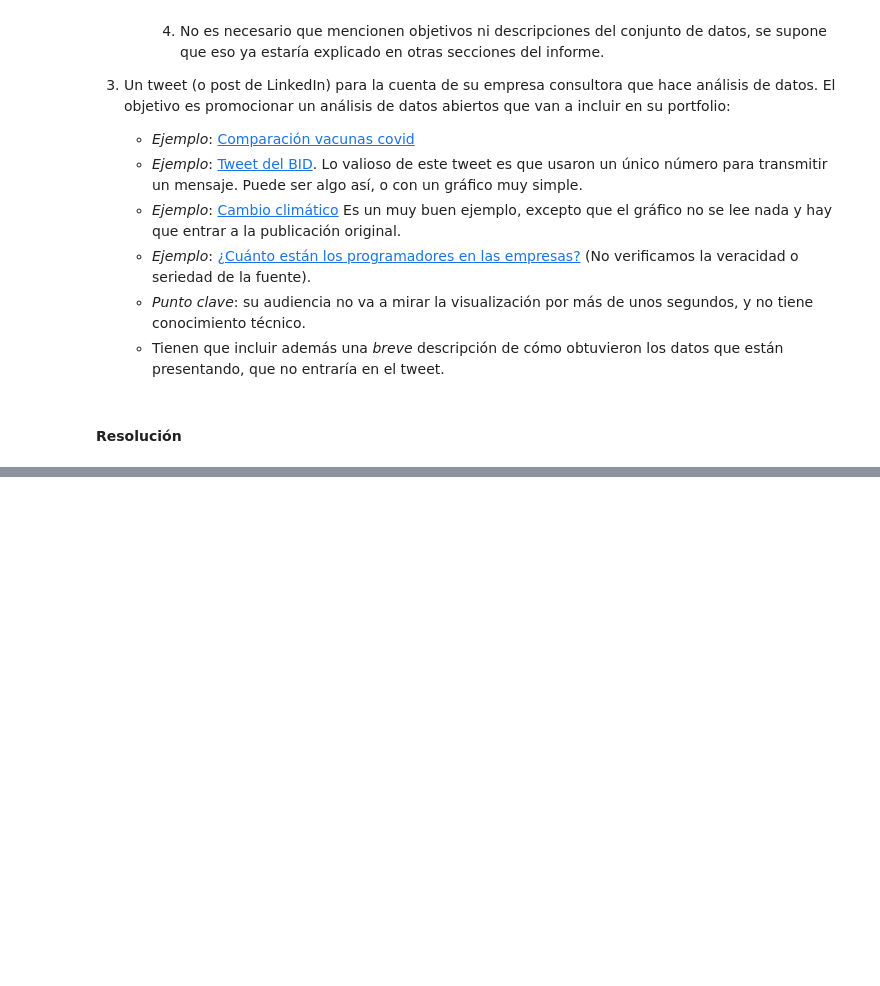
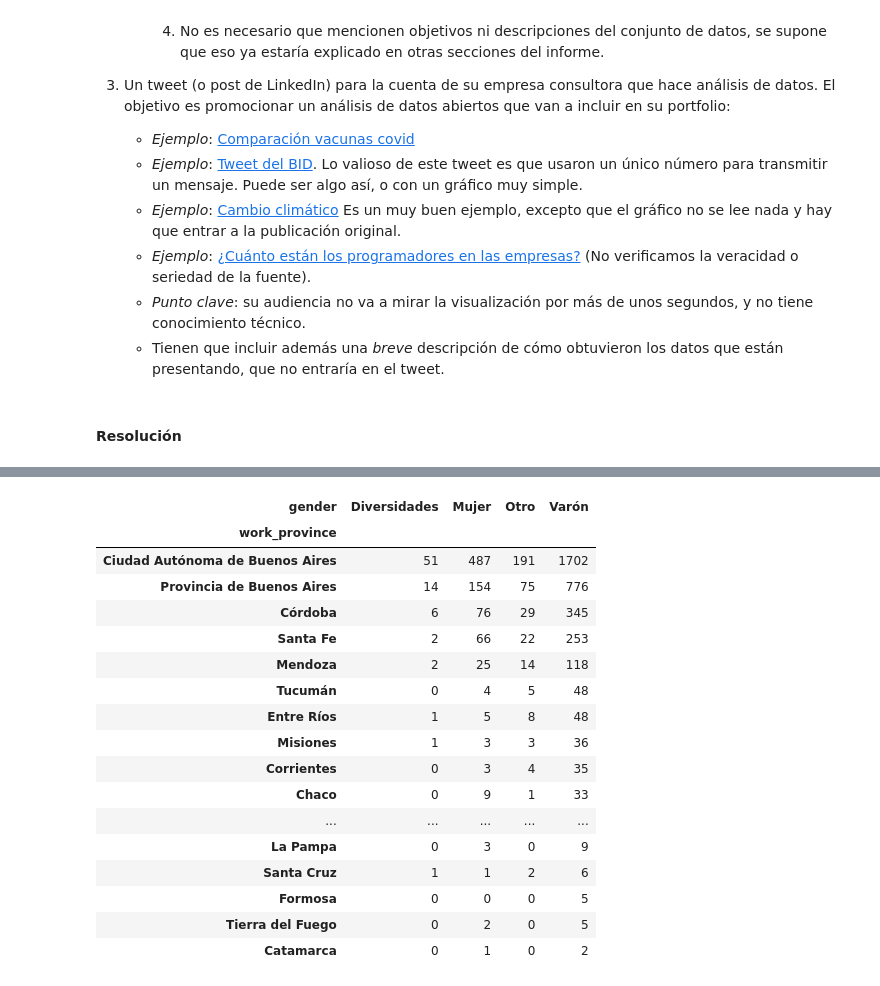
Before and after one commit to helcsnewsxd/data-analysis-visualization-subject, a Jupyter notebook: evaluación/entregable2/personal.ipynb, the cells around one changed output, grey strips where cells are left out. Drawn from its saved outputs; the diff is of its cells as text; code cells hidden in the pictures; blank space fills up the shorter version.

```diff
--- a/evaluación/entregable2/personal.ipynb
+++ b/evaluación/entregable2/personal.ipynb
@@ -713,0 +720,23 @@ Elijan las palabras y la visualización más adecuadas para que la comunicación
+# %%
+df_per_gender_and_province = df2.groupby(['work_province', 'gender']).size().unstack().fillna(0).astype(int).sort_values(by = 'Varón', ascending = False)
+
+df_per_gender_and_province
+# %% [output]
+| gender | Diversidades | Mujer | Otro | Varón |
+| work_province |  |  |  |  |
+| Ciudad Autónoma de Buenos Aires | 51 | 487 | 191 | 1702 |
+| Provincia de Buenos Aires | 14 | 154 | 75 | 776 |
+| Córdoba | 6 | 76 | 29 | 345 |
+| Santa Fe | 2 | 66 | 22 | 253 |
+| Mendoza | 2 | 25 | 14 | 118 |
+| Tucumán | 0 | 4 | 5 | 48 |
+| Entre Ríos | 1 | 5 | 8 | 48 |
+| Misiones | 1 | 3 | 3 | 36 |
+| Corrientes | 0 | 3 | 4 | 35 |
+| Chaco | 0 | 9 | 1 | 33 |
+| ... | ... | ... | ... | ... |
+| La Pampa | 0 | 3 | 0 | 9 |
+| Santa Cruz | 1 | 1 | 2 | 6 |
+| Formosa | 0 | 0 | 0 | 5 |
+| Tierra del Fuego | 0 | 2 | 0 | 5 |
+| Catamarca | 0 | 1 | 0 | 2 |
```
Also changed, not shown: parts of 5 cells of this notebook.
